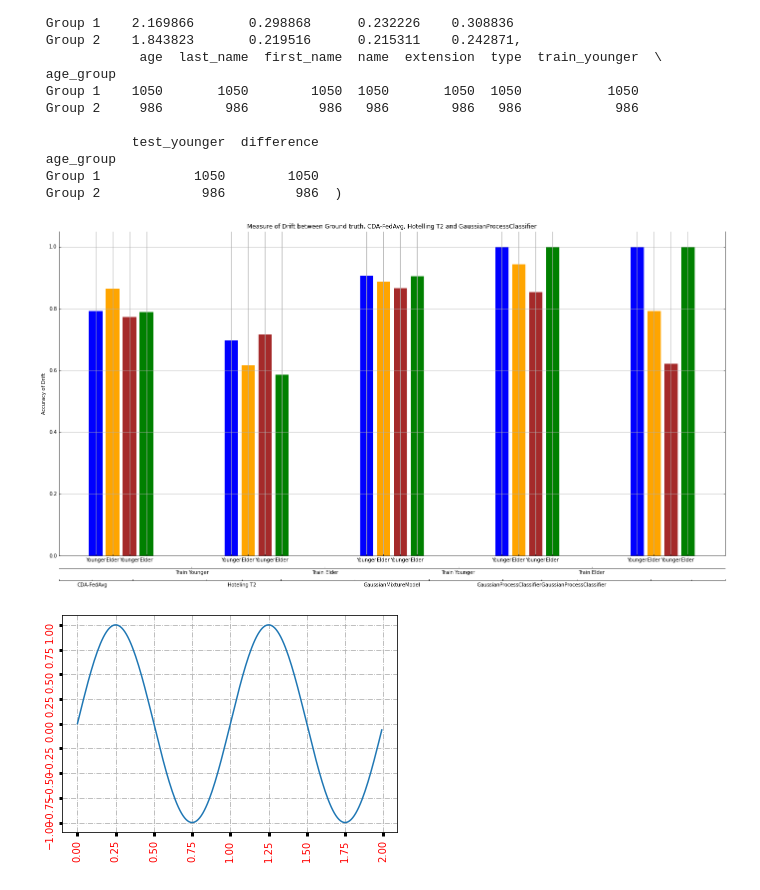
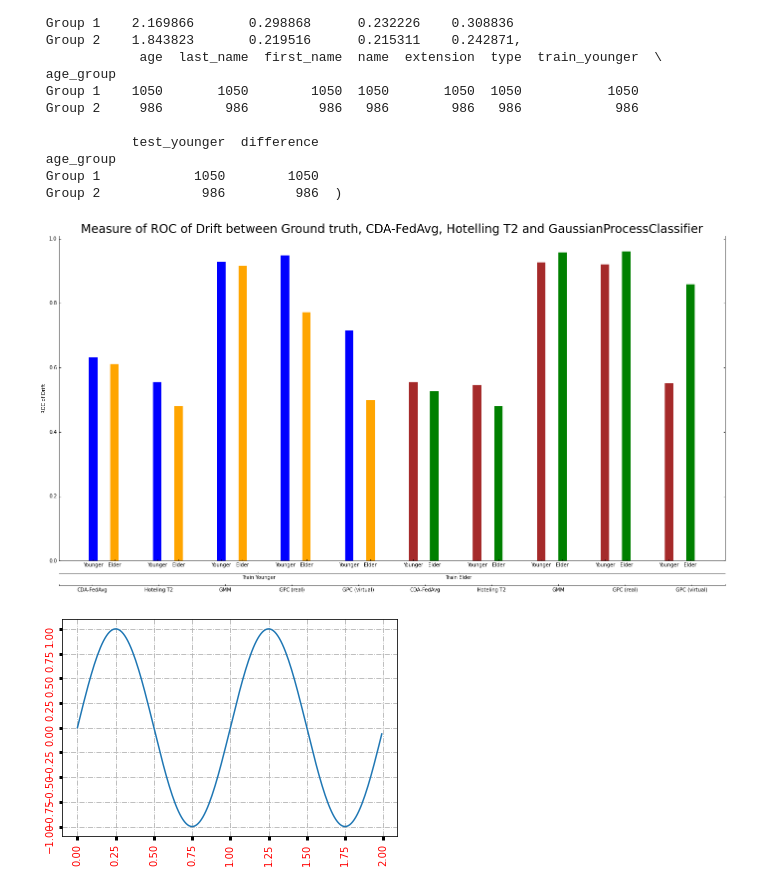
Before and after one commit to Project-Dissertation-MSc-DS-Aswin/Face_Aging_Concept_Drift, a Jupyter notebook: src/notebooks/Results_and_Tables_Dissertation.ipynb, the cells around one changed output. Saved outputs shown, nothing was run; the diff lists cells and outputs as text; code cells hidden in the pictures.

```diff
--- a/src/notebooks/Results_and_Tables_Dissertation.ipynb
+++ b/src/notebooks/Results_and_Tables_Dissertation.ipynb
@@ -2123,51 +2173,56 @@ ax1 = SubplotHost(fig1, 1, 1, 1)
 fig1.add_subplot(ax1)
 
 # Some data
-x = np.array([1,1.5,2,2.5, 5,5.5,6,6.5, 9,9.5,10,10.5, 13,13.5,14,14.5, 17,17.5,18,18.5])
-y = np.array([0.7926, 0.8647, 0.7736, 0.7895, #cda
-              0.6981, 0.6165, 0.7170, 0.5865, #hoteling
-              0.9076, 0.8868, 0.8659, 0.9057, #anomaly
-              1.0, 0.9434, 0.8537, 1.0, #class with
-              1.0, 0.7925, 0.6220, 1.0]) #class without
+x = np.array([1,2,4,5, 7,8,10,11, 13,14,16,17, 19,20,22,23, 25,26,28,29])
+y = np.array([0.6317, 0.6115, #cda
+              0.5558, 0.4816, #hoteling
+              0.9293, 0.9165, #anomaly
+              0.9481, 0.7720, #class with
+              0.7157, 0.4993, #class without
+              0.5558, 0.5268, #cda
+              0.5459, 0.4797, #hoteling
+              0.9272, 0.9582, #anomaly
+              0.9212, 0.9609, #class with (GPC)
+              0.5508, 0.8593]) #class without (RF)
 
 # First X-axis
-ax1.bar(x, y, color=['blue', 'orange', 'brown', 'green', 'blue', 'orange', 'brown', 'green', 'blue', 'orange', 'brown', 'green',
-                     'blue', 'orange', 'brown', 'green', 'blue', 'orange', 'brown', 'green'], width=0.4)
-ax1.set_title("Measure of Drift between Ground truth, CDA-FedAvg, Hotelling T2 and GaussianProcessClassifier")
+ax1.bar(x, y, color=['blue', 'orange','blue', 'orange', 'blue', 'orange', 'blue', 'orange', 'blue', 'orange', 'brown', 'green', 'brown', 'green', 'brown', 'green',
+                     'brown', 'green', 'brown', 'green'], width=0.4)
+ax1.set_title("Measure of ROC of Drift between Ground truth, CDA-FedAvg, Hotelling T2 and GaussianProcessClassifier", fontsize=24)
 ax1.set_xticks(x)
 ax1.set_xticklabels(['Younger', 'Elder', 'Younger', 'Elder']*5, rotation=90)
-ax1.yaxis.set_label_text("Accuracy of Drift", fontsize=16)
+ax1.yaxis.set_label_text("ROC of Drift", fontsize=24)
 
 # Second X-axis
 ax2 = ax1.twiny()
 offset = 0, -25 # Position of the second axis
 new_axisline = ax2.get_grid_helper().new_fixed_axis
 ax2.axis["bottom"] = new_axisline(loc="bottom", axes=ax2, offset=offset)
 ax2.axis["top"].set_visible(False)
 
-ax2.set_xticks([0.2, 0.4, 0.6, 0.8])
+ax2.set_xticks([0.3, 0.6])
 ax2.xaxis.set_major_formatter(ticker.NullFormatter())
-ax2.xaxis.set_minor_locator(ticker.FixedLocator([0.2, 0.4, 0.6, 0.8]))
-ax2.xaxis.set_minor_formatter(ticker.FixedFormatter(['Train Younger', 'Train Elder', 'Train Younger', 'Train Elder']))
+ax2.xaxis.set_minor_locator(ticker.FixedLocator([0.3, 0.6]))
+ax2.xaxis.set_minor_formatter(ticker.FixedFormatter(['Train Younger', 'Train Elder']))
 
 # Second X-axis
 ax3 = ax1.twiny()
 offset = 0, -50 # Position of the second axis
 new_axisline = ax3.get_grid_helper().new_fixed_axis
 ax3.axis["bottom"] = new_axisline(loc="bottom", axes=ax3, offset=offset)
 ax3.axis["top"].set_visible(False)
 
-ax3.set_xticks(np.linspace(0,10,10).tolist())
+ax3.set_xticks(np.linspace(0,10,5).tolist())
 ax3.xaxis.set_major_formatter(ticker.NullFormatter())
-ax3.xaxis.set_minor_locator(ticker.FixedLocator(np.linspace(0.5,9.5,5).tolist()))
-ax3.xaxis.set_minor_formatter(ticker.FixedFormatter(['CDA-FedAvg', 'Hoteling T2', 'GaussianMixtureModel', 'GaussianProcessClassifier' 'GaussianProcessClassifier']))
+ax3.xaxis.set_minor_locator(ticker.FixedLocator(np.linspace(0.5,9.5,10).tolist()))
+ax3.xaxis.set_minor_formatter(ticker.FixedFormatter(['CDA-FedAvg', 'Hoteling T2', 'GMM', 'GPC (real)', 'GPC (virtual)', 'CDA-FedAvg', 'Hoteling T2', 'GMM', 'GPC (real)', 'GPC (virtual)']))
 
 # ax2.tick_params(labelcolor='r', labelsize='medium', width=3, labelrotation=90)
 
-ax1.grid(1)
+# ax1.grid(1)
 plt.show()
 # %% [output]
-[figure, old version]
+[figure, new version]
 # %%
 import matplotlib.pyplot as plt
 import numpy as np
```
Also changed, not shown: parts of 14 cells of this notebook, 2 other files.
